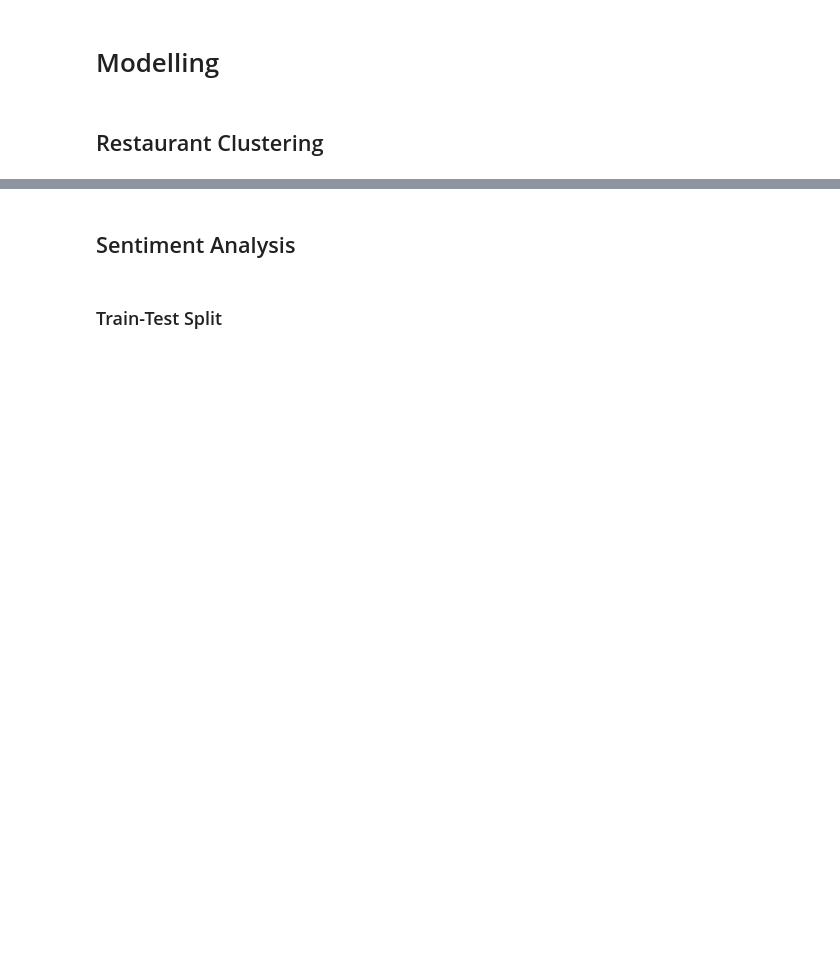
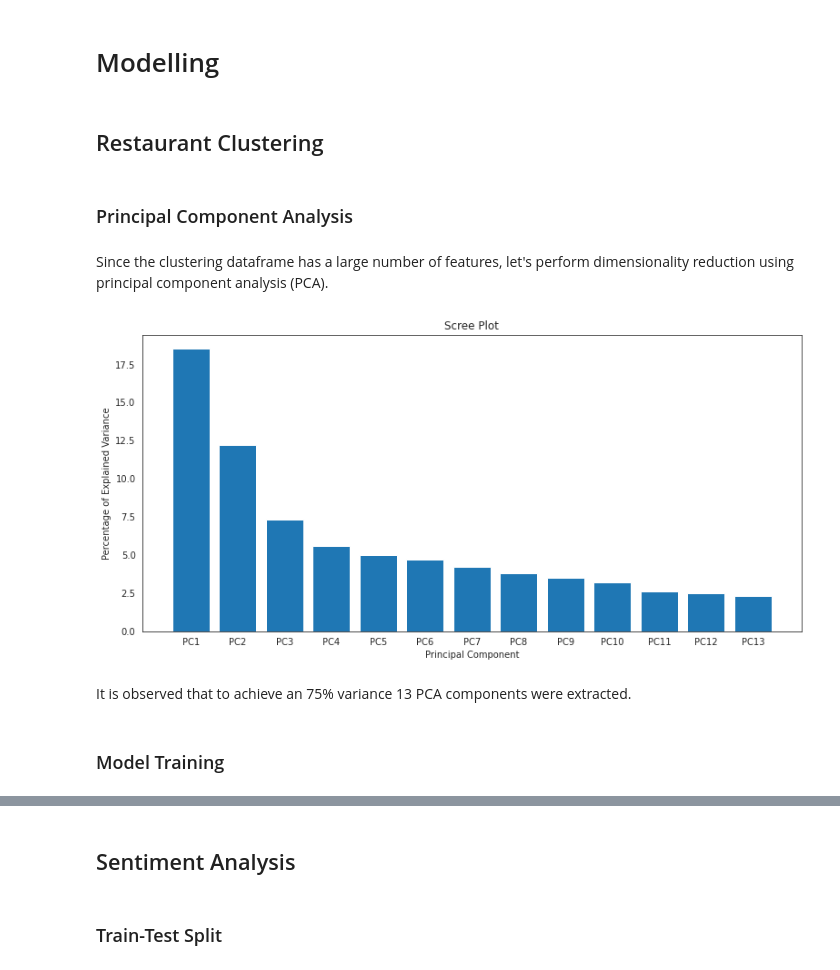
Before and after one commit to connect-midhunr/zomato-restaurant-clustering-and-sentiment-analysis, a Jupyter notebook: Zomato_Restaurant_Clustering_and_Sentiment_Analysis.ipynb, the cells around one changed output, grey strips where cells are left out. Cells and saved outputs as stored; diff of their text form; code cells hidden in the pictures; blank space fills up the shorter version.

Commit message:
Clustering

```diff
--- a/Zomato_Restaurant_Clustering_and_Sentiment_Analysis.ipynb
+++ b/Zomato_Restaurant_Clustering_and_Sentiment_Analysis.ipynb
@@ -777,3 +779,46 @@ corpus_matrix = vectorizer.fit_transform(corpus)
 # Modelling
 # %% [markdown]
 ## Restaurant Clustering
+# %% [markdown]
+### Principal Component Analysis
+# %% [markdown]
+Since the clustering dataframe has a large number of features, let's perform dimensionality reduction using principal component analysis (PCA).
+# %%
+# importing libraries
+from sklearn.preprocessing import MinMaxScaler
+from sklearn.decomposition import PCA
+
+# scaling values in clustering dataframe
+scaler = MinMaxScaler()
+clustering_scaled_df = scaler.fit_transform(clustering_df.drop('Restaurant', axis=1))
+
+# performing PCA
+# n_components = 0.75 to keep 75% of the variance in the original data
+pca = PCA(n_components=0.75)
+clustering_PCA_df = pca.fit_transform(clustering_scaled_df)
+# %%
+import numpy as np
+
+# defining a function to plot scree plot of PCA
+def plot_scree_plot(pca):
+  """
+  Function for plotting a scree plot of pca
+  """
+  per_var = np.round(pca.explained_variance_ratio_* 100, decimals=1)
+
+  labels = ['PC' + str(x) for x in range(1, len(per_var)+1)]
+  plt.figure(figsize=(len(per_var), 6))
+  plt.bar(x=range(1,len(per_var)+1), height=per_var, tick_label=labels)
+  plt.ylabel('Percentage of Explained Variance')
+  plt.xlabel('Principal Component')
+  plt.title('Scree Plot')
+  plt.show()
+
+# plotting a scree plot for PCA
+plot_scree_plot(pca)
+# %% [output]
+[figure, added]
+# %% [markdown]
+It is observed that to achieve an 75% variance 13 PCA components were extracted.
+# %% [markdown]
+### Model Training
```
Also changed, not shown: parts of 47 cells of this notebook.
